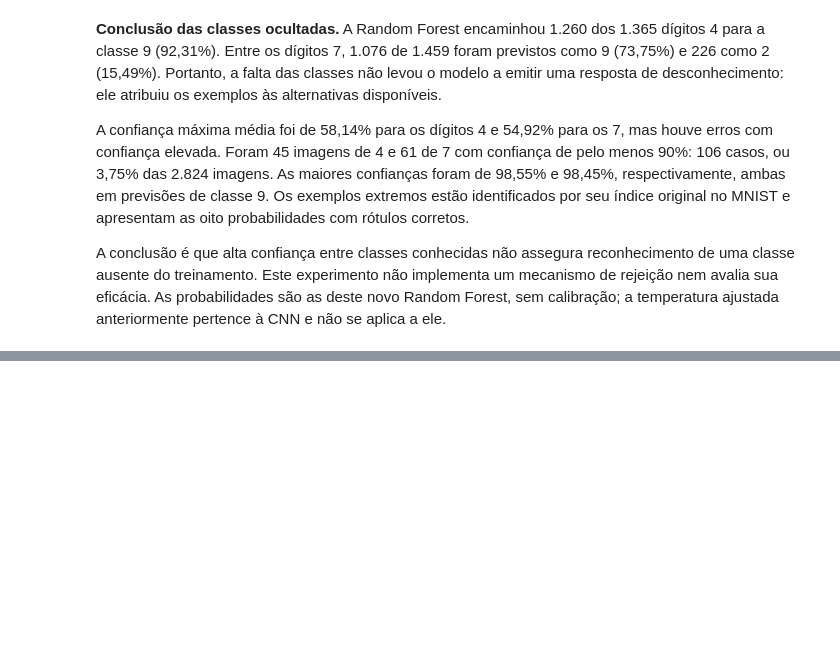
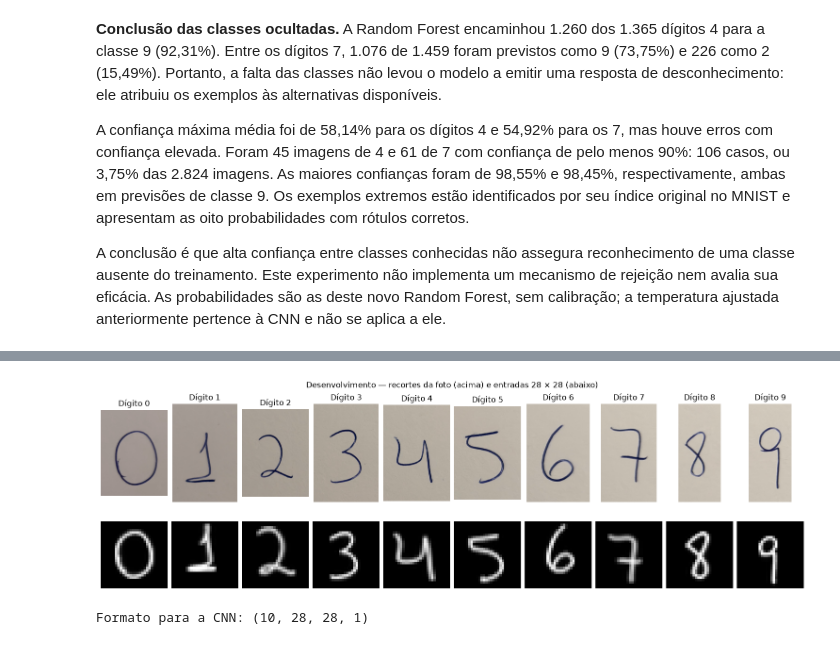
Before and after one commit to Luizhprovin/mnist-digit-classification, a Jupyter notebook: projeto.ipynb, the cells around one changed output, grey strips where cells are left out. Drawn from its saved outputs; the diff is of its cells as text; code cells hidden in the pictures; blank space fills up the shorter version.

Commit message:
documenta rejeicao e prepara digitos proprios de desenvolvimento

```diff
--- a/projeto.ipynb
+++ b/projeto.ipynb
@@ -1302,0 +1321,10 @@ A conclusão é que alta confiança entre classes conhecidas não assegura recon
+# %%
+IMAGENS_PROPRIAS_DIR = Path("data/imagens_proprias")
+manifesto_proprias = pd.read_csv(IMAGENS_PROPRIAS_DIR / "manifesto.csv")
+manifesto_dev = manifesto_proprias.loc[manifesto_proprias["finalidade"] == "desenvolvimento"].sort_values("rotulo")
+assert len(manifesto_dev) == 10
+assert manifesto_dev["rotulo"].tolist() == list(range(10))
+assert manifesto_dev["fonte_original"].unique().tolist() == ["IMG_7057.heic"]
+
+PARAMETROS_PREPROCESSAMENTO = {"limiar_contraste": 0.15, "tamanho_interno": 20, "expansao_relativa": 0.02}
+manifesto_dev[["id", "fonte_original", "rotulo", "finalidade", "x0", "y0", "x1", "y1"]]
@@ -1302,0 +1373,29 @@ A conclusão é que alta confiança entre classes conhecidas não assegura recon
+# %%
+recortes_dev = []
+for linha in manifesto_dev.itertuples(index=False):
+    with Image.open(IMAGENS_PROPRIAS_DIR / linha.arquivo_foto) as foto:
+        assert 0 <= linha.x0 < linha.x1 <= foto.width
+        assert 0 <= linha.y0 < linha.y1 <= foto.height
+        recortes_dev.append(foto.convert("RGB").crop((linha.x0, linha.y0, linha.x1, linha.y1)))
+
+imagens_dev = np.stack([preparar_digito(recorte, **PARAMETROS_PREPROCESSAMENTO) for recorte in recortes_dev])
+y_dev = manifesto_dev["rotulo"].to_numpy()
+X_dev_cnn = imagens_dev[..., np.newaxis]
+assert X_dev_cnn.shape == (10, 28, 28, 1)
+assert X_dev_cnn.dtype == np.float32
+assert 0 <= X_dev_cnn.min() <= X_dev_cnn.max() <= 1
+
+fig, axes = plt.subplots(2, 10, figsize=(15, 4.8), layout="constrained")
+for coluna, (recorte, processado, rotulo) in enumerate(zip(recortes_dev, imagens_dev, y_dev)):
+    axes[0, coluna].imshow(recorte)
+    axes[0, coluna].set_title(f"Dígito {rotulo}")
+    axes[1, coluna].imshow(processado, cmap="gray", vmin=0, vmax=1, interpolation="nearest")
+    axes[0, coluna].axis("off")
+    axes[1, coluna].axis("off")
+fig.suptitle("Desenvolvimento — recortes da foto (acima) e entradas 28 × 28 (abaixo)")
+fig.savefig(FIGURES_DIR / "preprocessamento_desenvolvimento.png", dpi=150)
+plt.show()
+print("Formato para a CNN:", X_dev_cnn.shape)
+# %% [output]
+[figure, added]
+Formato para a CNN: (10, 28, 28, 1)
```
Also changed, not shown: parts of 15 cells of this notebook, 10 other files.
